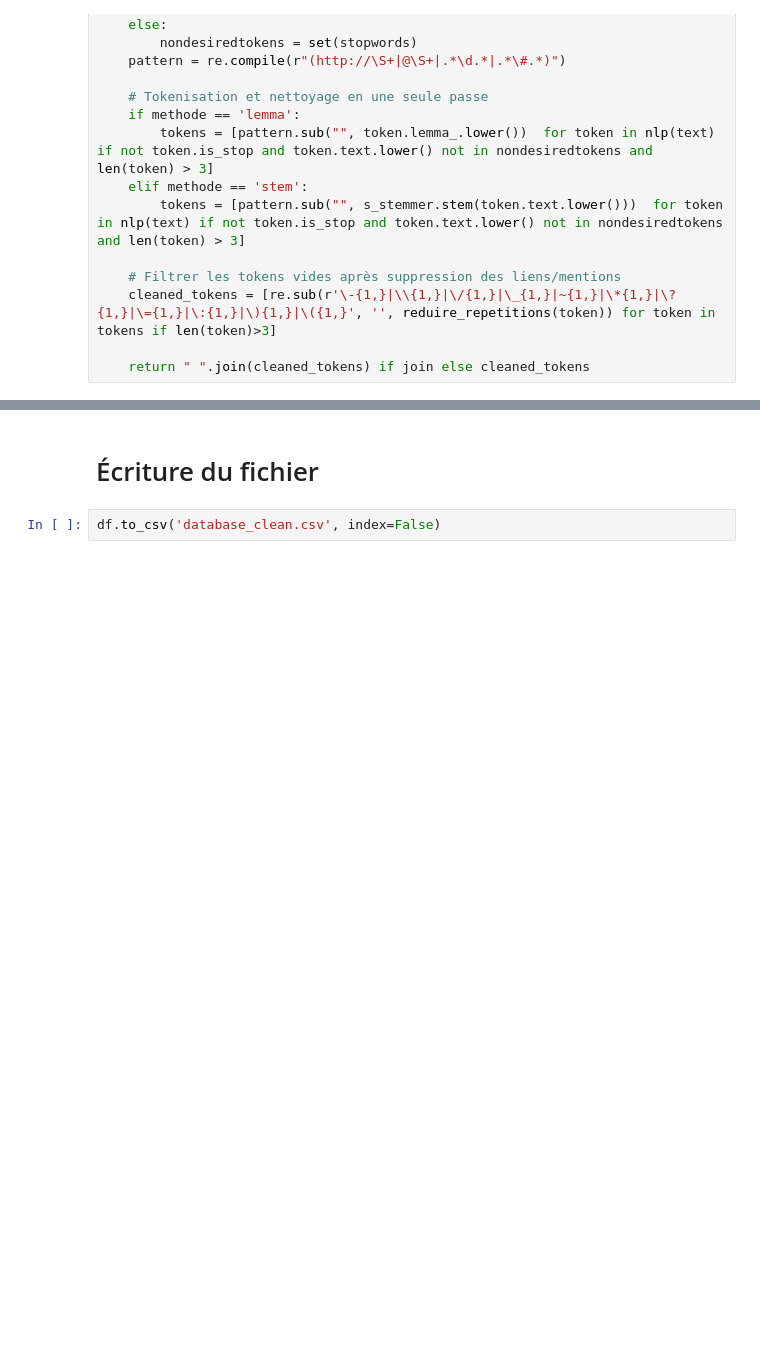
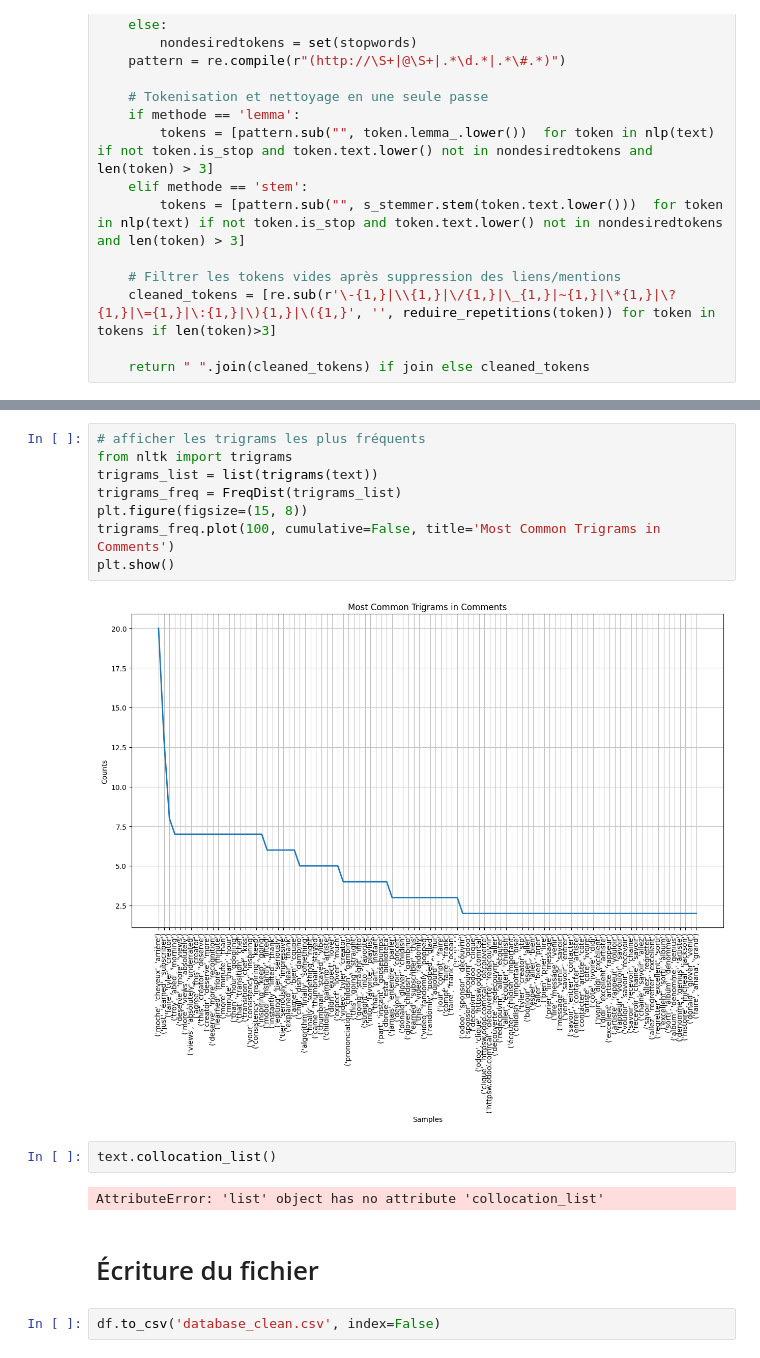
Before and after one commit to Carla-FL/Projet-RNCP, a Jupyter notebook: notebooks/2_preprocessing.ipynb, the cells around one changed output, grey strips where cells are left out. Cells and saved outputs as stored; diff of their text form; blank space fills up the shorter version.

```diff
--- a/notebooks/2_preprocessing.ipynb
+++ b/notebooks/2_preprocessing.ipynb
@@ -86,3 +101,17 @@ df.head()
+# %%
+# afficher les trigrams les plus fréquents
+from nltk import trigrams
+trigrams_list = list(trigrams(text))
+trigrams_freq = FreqDist(trigrams_list)
+plt.figure(figsize=(15, 8))
+trigrams_freq.plot(100, cumulative=False, title='Most Common Trigrams in Comments')
+plt.show()
+# %% [output]
+[figure, added]
+# %%
+text.collocation_list()
+# %% [output]
+AttributeError: 'list' object has no attribute 'collocation_list'
 # %% [markdown]
 # Écriture du fichier
 # %%
```
Also changed, not shown: parts of 5 cells of this notebook, 4 other files.
